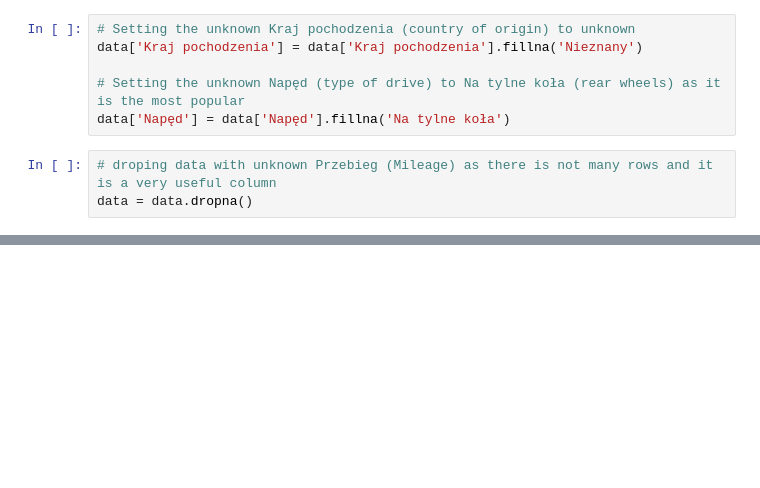
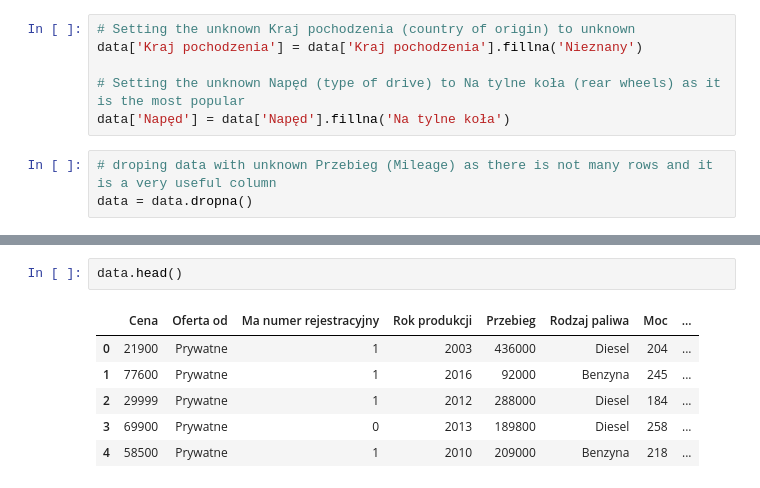
Before and after one commit to WaznyKamo/BMW-3-market_analysis_and_price_prediction, a Jupyter notebook: BMW 3 price analysis and prediction.ipynb, the cells around one changed output, grey strips where cells are left out. Saved outputs shown, nothing was run; the diff lists cells and outputs as text; blank space fills up the shorter version.

```diff
--- a/BMW 3 price analysis and prediction.ipynb
+++ b/BMW 3 price analysis and prediction.ipynb
@@ -177,3 +197,12 @@ data = data.dropna()
+# %%
+data.head()
+# %% [output]
+|  | Cena | Oferta od | Ma numer rejestracyjny | Rok produkcji | Przebieg | Rodzaj paliwa | Moc | ... |
+| 0 | 21900 | Prywatne | 1 | 2003 | 436000 | Diesel | 204 | ... |
+| 1 | 77600 | Prywatne | 1 | 2016 | 92000 | Benzyna | 245 | ... |
+| 2 | 29999 | Prywatne | 1 | 2012 | 288000 | Diesel | 184 | ... |
+| 3 | 69900 | Prywatne | 0 | 2013 | 189800 | Diesel | 258 | ... |
+| 4 | 58500 | Prywatne | 1 | 2010 | 209000 | Benzyna | 218 | ... |
 # %%
 data.info()
 # %% [output]
```
Also changed, not shown: parts of 12 cells of this notebook.
